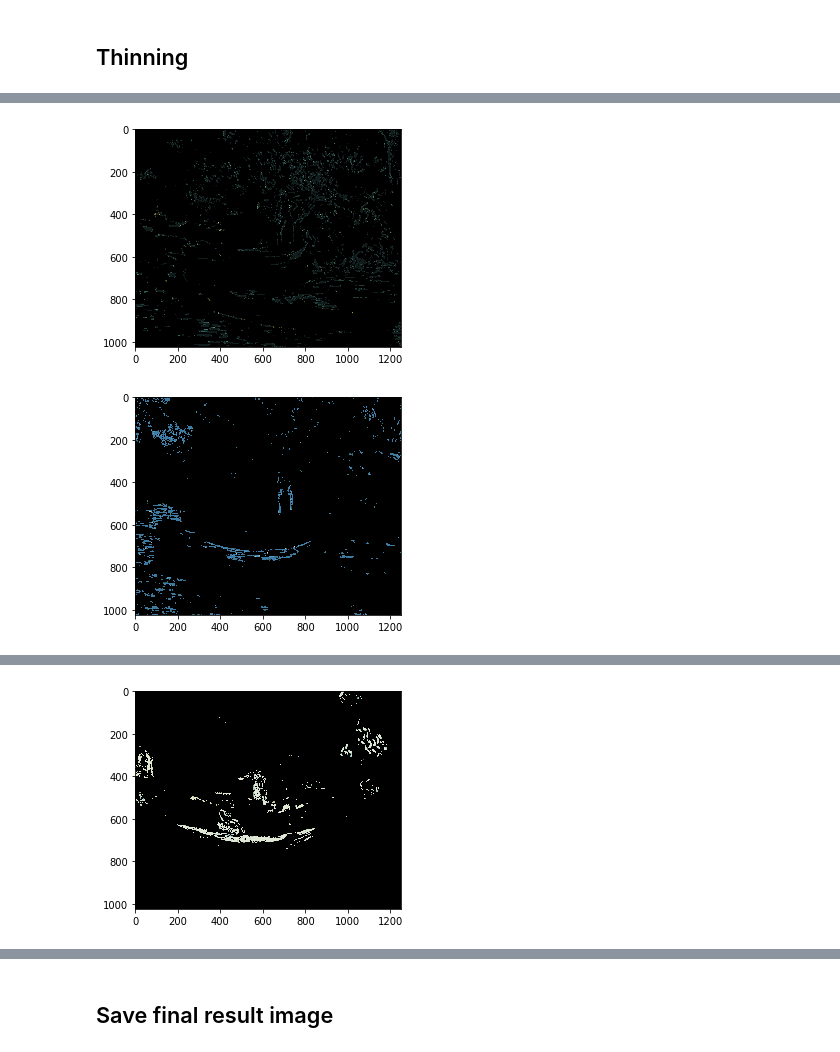
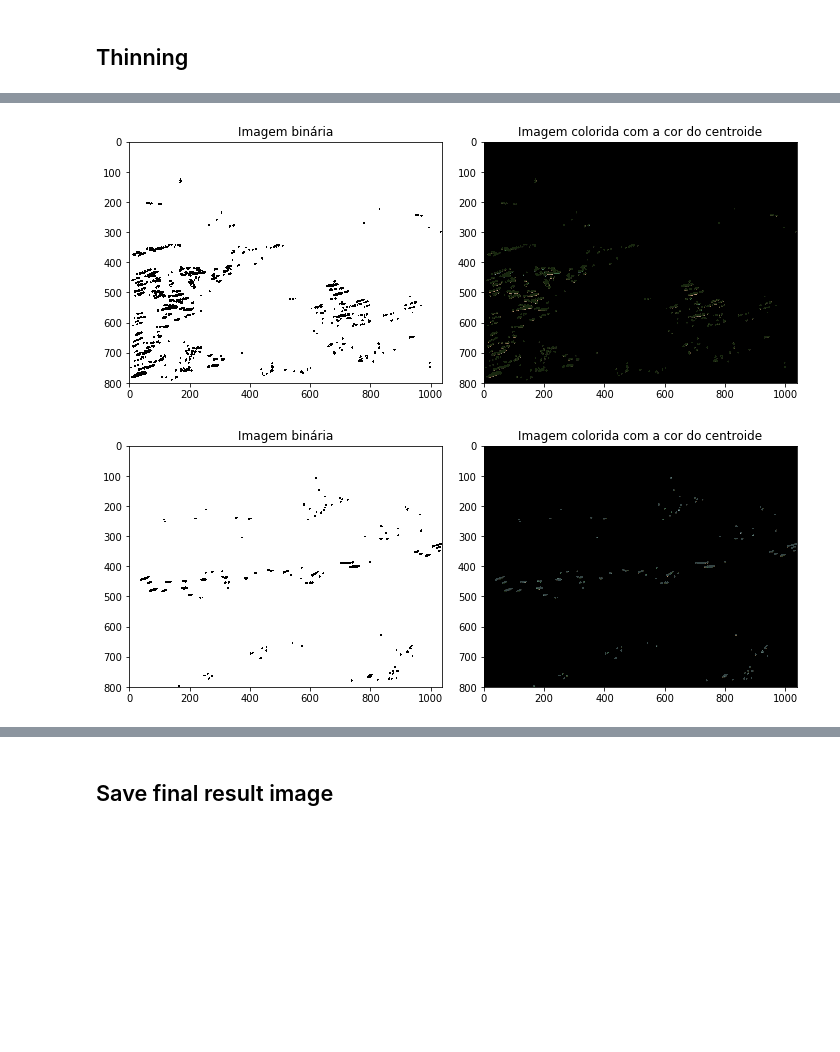
Before and after one commit to torres07/visao-computacional, a Jupyter notebook: projeto-vg/detect-brushstrokes.ipynb, the cells around one changed output, grey strips where cells are left out. Saved outputs shown, nothing was run; the diff lists cells and outputs as text; code cells hidden in the pictures; blank space fills up the shorter version.

```diff
--- a/projeto-vg/detect-brushstrokes.ipynb
+++ b/projeto-vg/detect-brushstrokes.ipynb
@@ -15,7 +15,7 @@ def plot_source_quantization(source_image, quantization_image):
 # %%
 # https://docs.opencv.org/3.1.0/d1/d5c/tutorial_py_kmeans_opencv.html
 
-filename = 'rowing-boats-on-the-banks-of-the-oise-1890.jpg'
+filename = 'landscape-with-bridge-across-the-oise-1890.jpg'
 img = cv2.imread('data/' + filename, cv2.COLOR_BGR2RGB)
 Z = img.reshape((-1, 3))
 Z = np.float32(Z)
@@ -97,11 +98,11 @@ def plot_closing(binary_image, closing_image):
     ax[1].imshow(closing_image, 'gray')
     ax[1].set_title('after closing')
 # %%
-clusters_idxs = [0, 3, 6, 10, 13, 15]
+clusters_idxs = [1, 3, 5, 11, 15]
 closing_images = []
 
 for i in clusters_idxs:
-    closing_img = apply_closing(binary_images[i], kernel_size=(3,3))
+    closing_img = apply_closing(binary_images[i], kernel_size=(4, 4))
     closing_images.append(closing_img)
     plot_closing(binary_images[i], closing_img)
 # %% [output]
@@ -145,7 +145,7 @@ def plot_thinning(binary_image, thinning_image):
 thinning_images = []
 
 for img in closing_images:
-    thinning_img = apply_thinning(img)
+    thinning_img = apply_thinning(img, niter=10)
     thinning_images.append(thinning_img)
     plot_thinning(img, thinning_img)
 # %% [output]
@@ -164,14 +163,23 @@ def back2quantization(thinning_img, quantization_image, inverse=False):
     else:
         ans = np.where(img_rgb == (255, 255, 255), (0, 0, 0), quantization_image)
     return ans
+# %%
+def plot_thinning_and_quantization(thinning, quantization):
+    fig, ax = plt.subplots(1, 2, figsize=(10,5))
+    fig.tight_layout()
+    ax[0].imshow(thinning, 'gray')
+#     ax[0].set_title('binary image')
+    ax[0].set_title('Imagem binária')
+    ax[1].imshow(quantization, 'gray')
+#     ax[1].set_title('colored with cluster color')
+    ax[1].set_title('Imagem colorida com a cor do centroide')
 # %%
 final_ans = np.zeros_like(res2)
 
 for img in thinning_images:
     aux_img = back2quantization(img, res2)
     final_ans = final_ans + aux_img
-    plt.imshow(aux_img)
-    plt.show()
+    plot_thinning_and_quantization(img, aux_img)
 # %% [output]
-[figure, old version]
+[figure, new version]
-[figure, old version]
+[figure, new version]
@@ -181,4 +189,3 @@ for img in thinning_images:
-[figure, removed]
 # %%
 final_ans = final_ans.clip(0, 255)
 final_ans = final_ans.astype('uint8')
```
Also changed, not shown: parts of 9 cells of this notebook, 12 other files.
